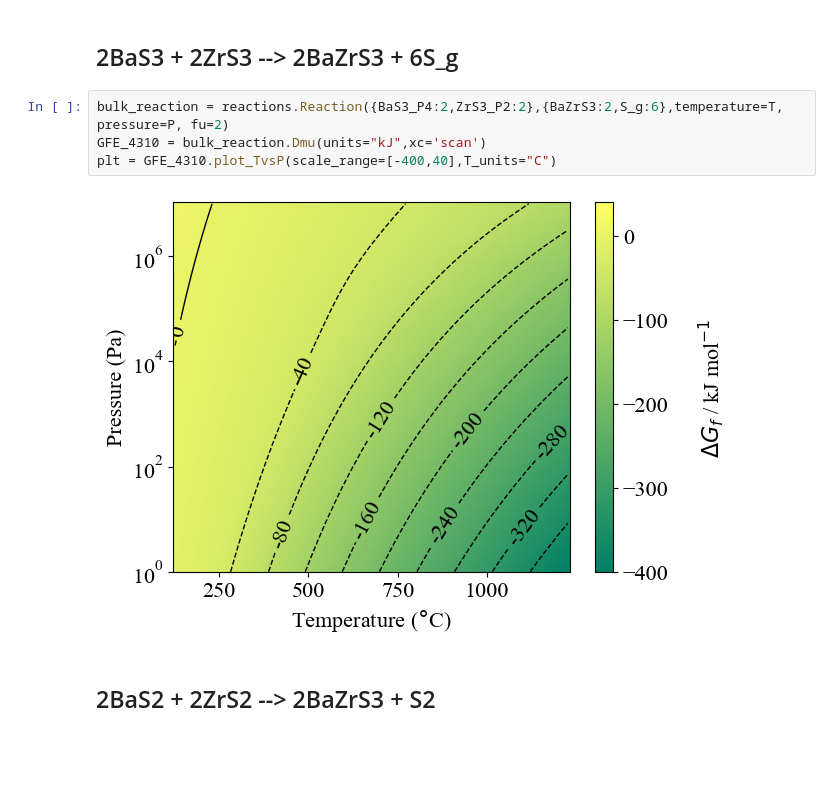
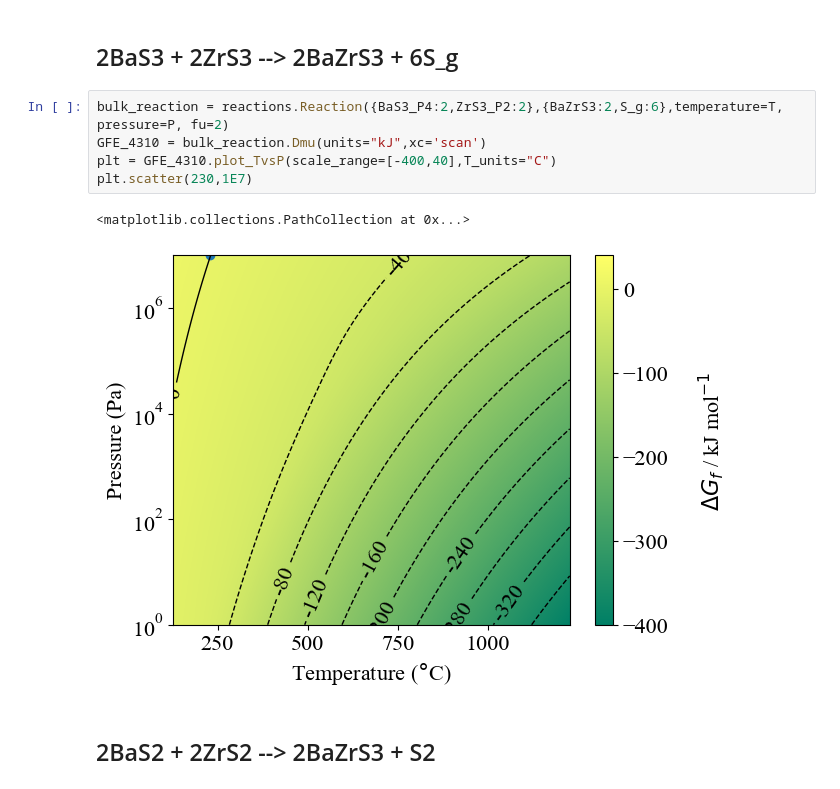
Before and after one commit to NU-CEM/ThermoPot, a Jupyter notebook: sulfur_model_comparison.ipynb, the cells around one changed output. Saved outputs shown, nothing was run; the diff lists cells and outputs as text; blank space fills up the shorter version.

```diff
--- a/sulfur_model_comparison.ipynb
+++ b/sulfur_model_comparison.ipynb
@@ -304,9 +413,11 @@ plt.contour(T-273,P.flatten(),S8_mu.potential <= S2_mu.potential*4, levels=[.5])
 # %%
 bulk_reaction = reactions.Reaction({BaS3_P4:2,ZrS3_P2:2},{BaZrS3:2,S_g:6},temperature=T, pressure=P, fu=2)
 GFE_4310 = bulk_reaction.Dmu(units="kJ",xc='scan')
 plt = GFE_4310.plot_TvsP(scale_range=[-400,40],T_units="C")
+plt.scatter(230,1E7)
 # %% [output]
+<matplotlib.collections.PathCollection at 0x...>
-[figure, old version]
+[figure, new version]
 # %% [markdown]
 ## 2BaS2 + 2ZrS2 --> 2BaZrS3 +  S2
 # %%
```
Also changed, not shown: parts of 24 cells of this notebook, 2 other files.
